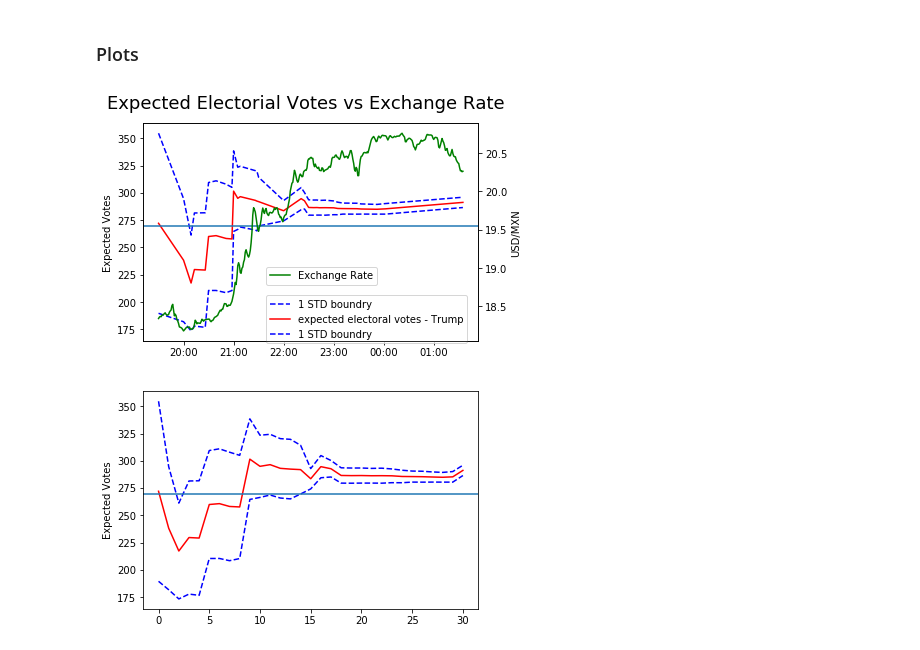
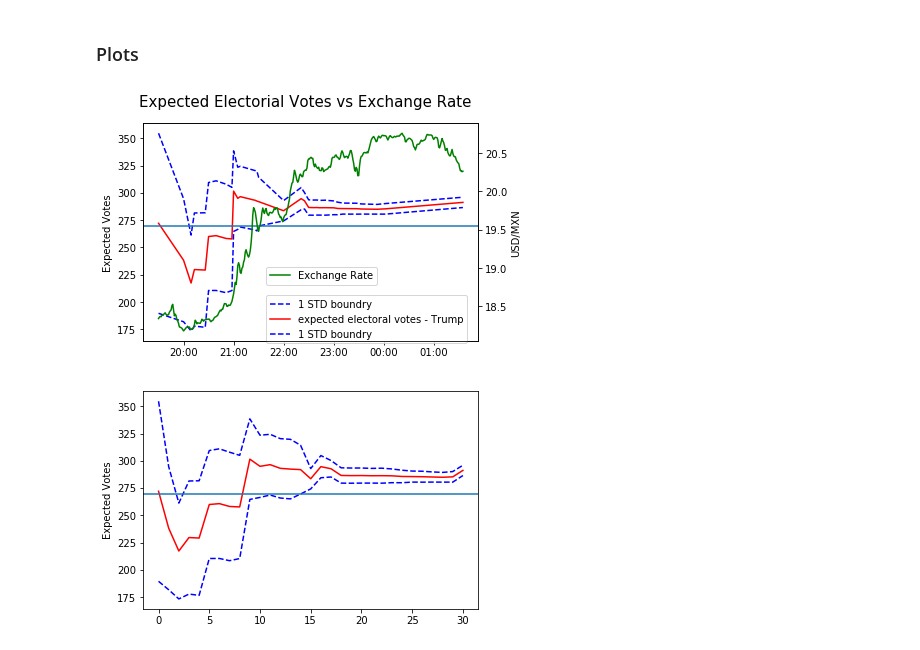
Before and after one commit to alexhuang1117/Data-Science-Portfolio, a Jupyter notebook: FX_Analysis_During_US_Election/main.ipynb, the cells around one changed output. Cells and saved outputs as stored; diff of their text form; code cells hidden in the pictures.

```diff
--- a/FX_Analysis_During_US_Election/main.ipynb
+++ b/FX_Analysis_During_US_Election/main.ipynb
@@ -205,32 +205,32 @@ http://pandas.pydata.org/pandas-docs/stable/indexing.html#deprecate_ix
 # %%
 #%%
 fig, ax1 = plt.subplots()
 ax1.plot_date(pred.time, pred.low,'b--', label='1 STD boundry')
 ax1.plot_date(pred.time, pred.ave,'r-', label='expected electoral votes - Trump')
 ax1.plot_date(pred.time, pred.high,'b--', label='1 STD boundry')
 plt.ylabel('Expected Votes')
 #pylab.legend(loc='lower right')
 plt.axhline(y=270)
 ax1.legend(loc='center left', bbox_to_anchor=(0.35, 0.1))
 
 ax2 = ax1.twinx()
 ax2.plot(fx['mean'],'g', label='Exchange Rate')
 
 HMFmt = mdates.DateFormatter('%H:%M')
 ax1.xaxis.set_major_formatter(HMFmt)
 _ = plt.xticks(rotation=90)
 
 plt.ylabel('USD/MXN')
 
 #pylab.legend(loc='upper right')
 ax2.legend(loc='center left', bbox_to_anchor=(0.35, 0.3))
 
-fig.suptitle('Expected Electorial Votes vs Exchange Rate', fontsize=18)
+fig.suptitle('Expected Electorial Votes vs Exchange Rate', fontsize=15)
 
 plt.show()
 fig.savefig('results.png')
 # %% [output]
-[figure, old version]
+[figure, new version]
 # %%
 #plot after each update
 fig, ax1 = plt.subplots()
```
Also changed, not shown: parts of 2 cells of this notebook, 1 other file.
